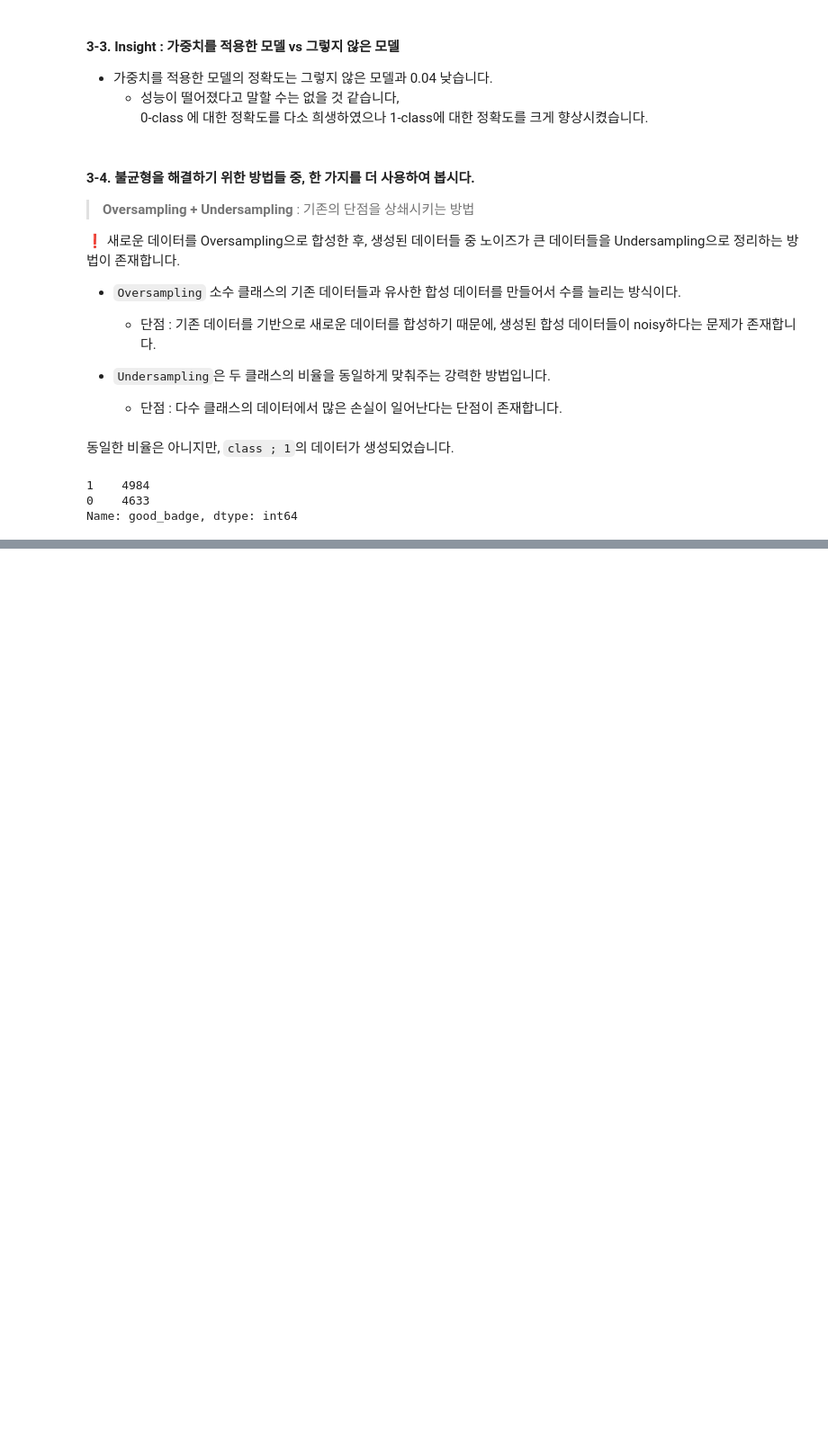
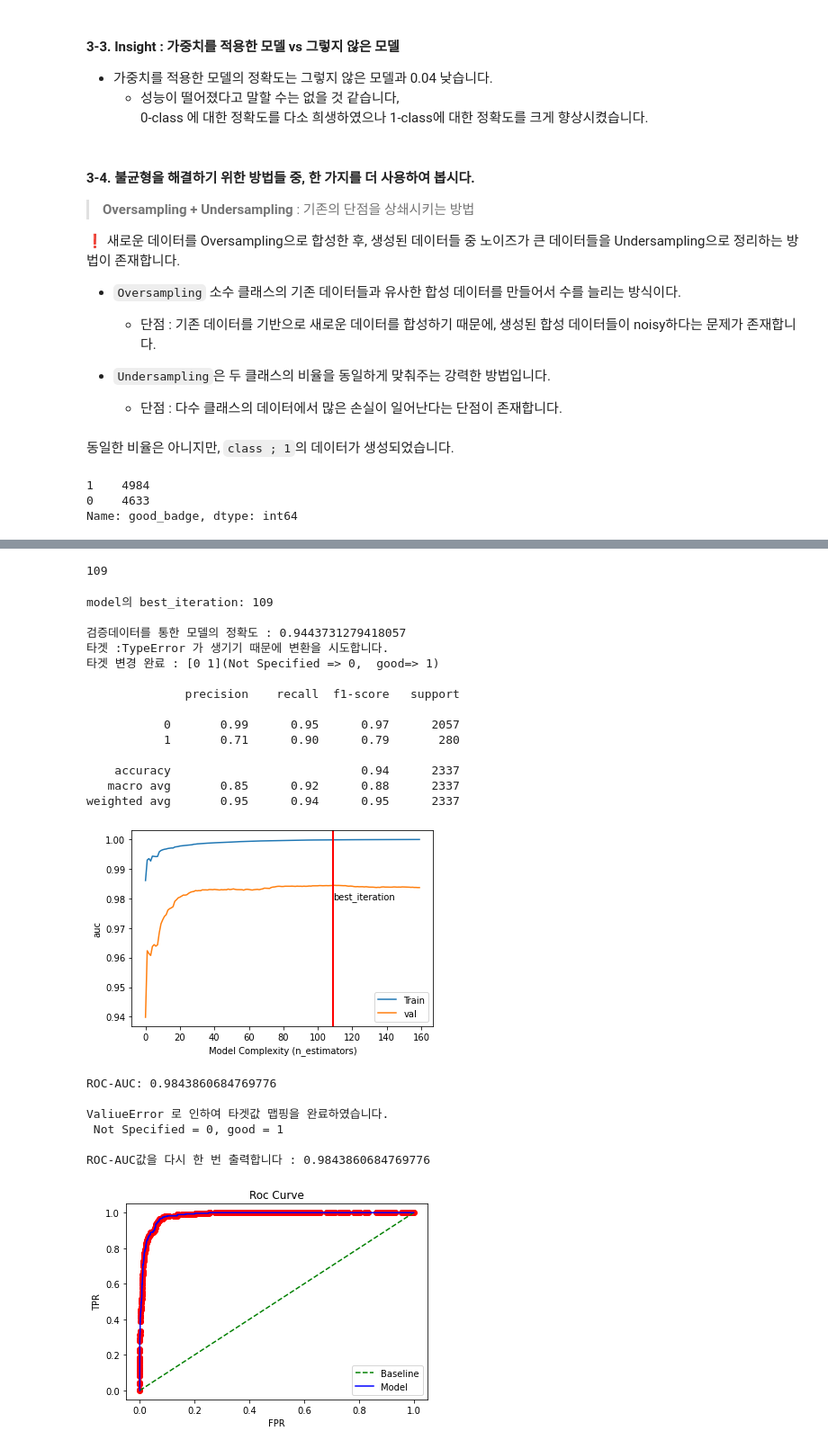
Before and after one commit to 00150/AI_07_JYP_Project_section_02, a Jupyter notebook: Classification_Used_car_modeling.ipynb, the cells around one changed output, grey strips where cells are left out. Shown at 90% size. Saved outputs shown, nothing was run; the diff lists cells and outputs as text; code cells hidden in the pictures; blank space fills up the shorter version.

```diff
--- a/Classification_Used_car_modeling.ipynb
+++ b/Classification_Used_car_modeling.ipynb
@@ -756,8 +757,8 @@ def summarize_results(model, X_val_encoded, y_val):
       plt.plot(val_error, label = 'val')
       plt.ylabel(tgt)
       plt.xlabel("Model Complexity (n_estimators)")
-      plt.axvline(x = 87, color = 'r', linestyle = '-', linewidth = 2)
-      plt.text(87, 0.98, 'best_iteration')
+      plt.axvline(x = model.best_iteration, color = 'r', linestyle = '-', linewidth = 2)
+      plt.text(model.best_iteration, 0.98, 'best_iteration')
       plt.legend()
       plt.show()
 
@@ -830,6 +831,7 @@ model = XGBClassifier(
     n_jobs = -1,
     max_depth = 5,
     learning_rate = 0.1,
+    early_stopping_rounds = 50,
     scale_pos_weight=(y_train_sampled == 0).sum() / (y_train_sampled == 1).sum()
 )
 # %% [markdown]
@@ -840,3 +842,10 @@ y_train_sampled.value_counts()
 1    4984
 0    4633
 Name: good_badge, dtype: int64
+# %%
+watchlist = [(X_train_sampled, y_train_sampled),(X_val_encoded, y_val_encoded)]
+
+model.fit(
+    X_train_sampled,
+    y_train_sampled,
+    eval_set = watchlist)
@@ -842,0 +881,29 @@ Name: good_badge, dtype: int64
+# %%
+model.best_iteration
+# %% [output]
+109
+# %%
+summarize_results(model, X_val_encoded, y_val)
+# %% [output]
+model의 best_iteration: 109
+
+검증데이터를 통한 모델의 정확도 : 0.9443731279418057
+타겟 :TypeError 가 생기기 때문에 변환을 시도합니다.
+타겟 변경 완료 : [0 1](Not Specified => 0,  good=> 1)
+
+              precision    recall  f1-score   support
+
+           0       0.99      0.95      0.97      2057
+           1       0.71      0.90      0.79       280
+
+    accuracy                           0.94      2337
+   macro avg       0.85      0.92      0.88      2337
+weighted avg       0.95      0.94      0.95      2337
+[figure, added]
+ROC-AUC: 0.9843860684769776
+
+ValiueError 로 인하여 타겟값 맵핑을 완료하였습니다.
+ Not Specified = 0, good = 1
+
+ROC-AUC값을 다시 한 번 출력합니다 : 0.9843860684769776
+[figure, added]
```
Also changed, not shown: parts of 10 cells of this notebook.
